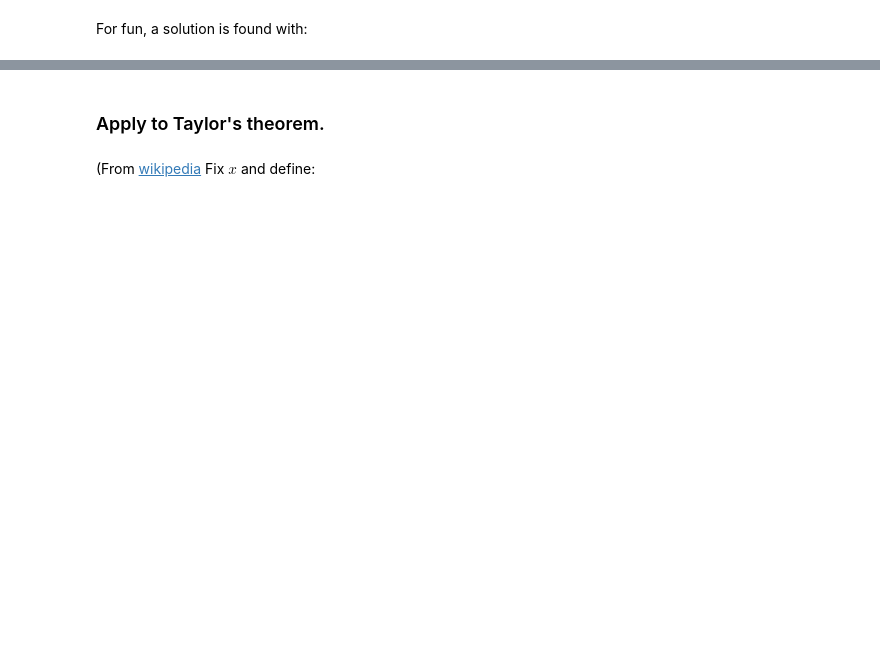
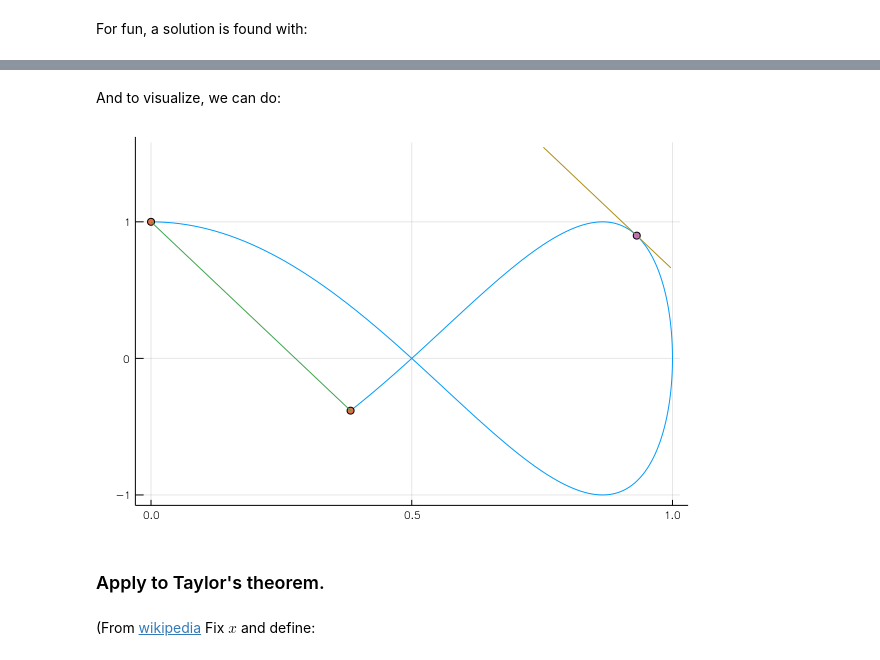
Before and after one commit to csimth335/MTH335, a Jupyter notebook: Chapter1/taylor.ipynb, the cells around one changed output, grey strips where cells are left out. Drawn from its saved outputs; the diff is of its cells as text; code cells hidden in the pictures; blank space fills up the shorter version.

```diff
--- a/Chapter1/taylor.ipynb
+++ b/Chapter1/taylor.ipynb
@@ -159,3 +223,15 @@ nsolve((F(b)-F(a))*Gp - (G(b)-G(a))*Fp, pi/2)
+# %% [markdown]
+<p>And to visualize, we can do:</p>
+# %%
+plot(F,G, a, b, legend=false)
+Fab = collect(F.((a,b)))
+Gab = collect(G.((a,b)))
+scatter!(Fab, Gab)
+plot!(Fab, Gab)
+scatter!([N(F(xi))], [N(G(xi))])
+plot!(x -> N(G(xi) + Gp(xi)/Fp(xi) * (x-F(xi))), 0.75, 1)
+# %% [output]
+[figure, added]
 # %% [markdown]
 <h3>Apply to Taylor's theorem.</h3>
 # %% [markdown]
```
Also changed, not shown: parts of 50 cells of this notebook, 41 other files.
